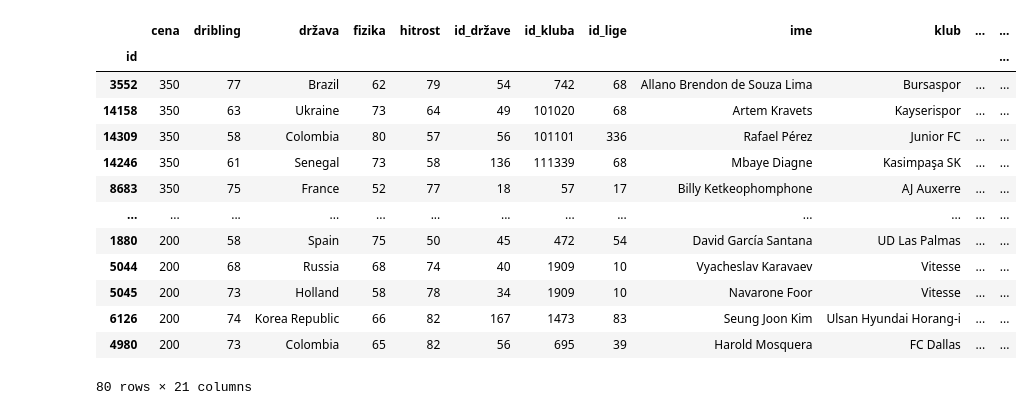
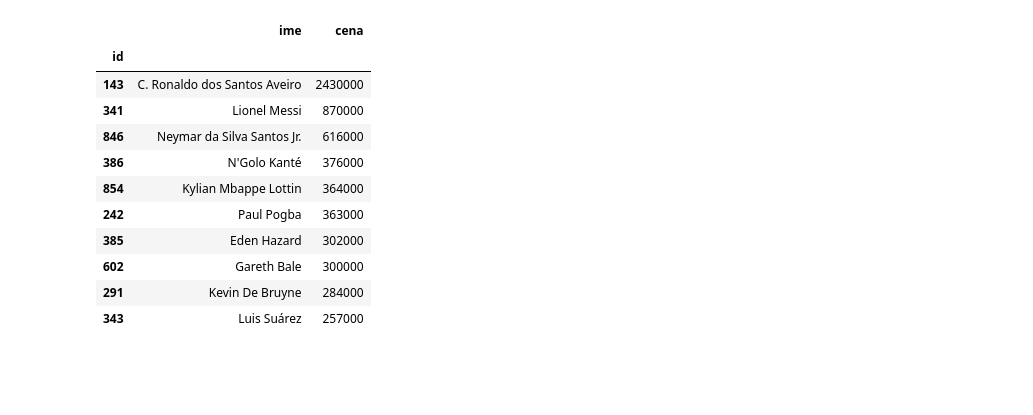
Before and after one commit to GhastlyClock/Analiza_podatkov--FUTBIN, a Jupyter notebook: Analiza.ipynb, the cells around one changed output. Saved outputs shown, nothing was run; the diff lists cells and outputs as text; code cells hidden in the pictures; blank space fills up the shorter version.

```diff
--- a/Analiza.ipynb
+++ b/Analiza.ipynb
@@ -6,7 +20,11 @@ import matplotlib.pyplot as plt
 # %%
-# Ker delam z veliko podatki omejim število prikazanih vrstic
-pd.options.display.max_rows = 10
+# Ker delam z veliko podatki omejim število prikazanih vrstic in stolpcev
+pd.options.display.max_rows = 20
+pd.options.display.max_columns = 10
 
-# Naložim razpledelnico s katero bom delal
-igralci = pd.read_json('podatki/igralci.json')
-igralci.set_index('id', inplace=True) # Nastavim da je razpledelnica indeksirana po "id" igralca
+# Naložim razpledelnici s katerima bom delal (oblika csv)
+igralci = pd.read_csv('podatki/igralci.csv')
+klubi = pd.read_csv('podatki/klubi.csv')
+
+# Združimo te podatke in jih indeksiramo po stolpcu "id"
+igralci = igralci.merge(klubi, on='id_kluba').set_index('id')
@@ -13,17 +145,15 @@ igralci.set_index('id', inplace=True) # Nastavim da je razpledelnica indeksirana
 # %%
-igralci.sort_values("cena", ascending=False).tail(80)
+igralci.sort_values('cena', ascending=False,)[['ime', 'cena']][:10]
 # %% [output]
-|  | cena | dribling | država | fizika | hitrost | id_države | id_kluba | id_lige | ime | klub | ... | ... |
-| id |  |  |  |  |  |  |  |  |  |  |  | ... |
-| 3552 | 350 | 77 | Brazil | 62 | 79 | 54 | 742 | 68 | Allano Brendon de Souza Lima | Bursaspor | ... | ... |
-| 14158 | 350 | 63 | Ukraine | 73 | 64 | 49 | 101020 | 68 | Artem Kravets | Kayserispor | ... | ... |
-| 14309 | 350 | 58 | Colombia | 80 | 57 | 56 | 101101 | 336 | Rafael Pérez | Junior FC | ... | ... |
-| 14246 | 350 | 61 | Senegal | 73 | 58 | 136 | 111339 | 68 | Mbaye Diagne | Kasimpaşa SK | ... | ... |
-| 8683 | 350 | 75 | France | 52 | 77 | 18 | 57 | 17 | Billy Ketkeophomphone | AJ Auxerre | ... | ... |
-| ... | ... | ... | ... | ... | ... | ... | ... | ... | ... | ... | ... | ... |
-| 1880 | 200 | 58 | Spain | 75 | 50 | 45 | 472 | 54 | David García Santana | UD Las Palmas | ... | ... |
-| 5044 | 200 | 68 | Russia | 68 | 74 | 40 | 1909 | 10 | Vyacheslav Karavaev | Vitesse | ... | ... |
-| 5045 | 200 | 73 | Holland | 58 | 78 | 34 | 1909 | 10 | Navarone Foor | Vitesse | ... | ... |
-| 6126 | 200 | 74 | Korea Republic | 66 | 82 | 167 | 1473 | 83 | Seung Joon Kim | Ulsan Hyundai Horang-i | ... | ... |
-| 4980 | 200 | 73 | Colombia | 65 | 82 | 56 | 695 | 39 | Harold Mosquera | FC Dallas | ... | ... |
+|  | ime | cena |
+| id |  |  |
+| 143 | C. Ronaldo dos Santos Aveiro | 2430000 |
+| 341 | Lionel Messi | 870000 |
+| 846 | Neymar da Silva Santos Jr. | 616000 |
+| 386 | N'Golo Kanté | 376000 |
+| 854 | Kylian Mbappe Lottin | 364000 |
+| 242 | Paul Pogba | 363000 |
+| 385 | Eden Hazard | 302000 |
+| 602 | Gareth Bale | 300000 |
+| 291 | Kevin De Bruyne | 284000 |
+| 343 | Luis Suárez | 257000 |
-80 rows × 21 columns
```
Also changed, not shown: parts of 60 cells of this notebook, 1 other file.
